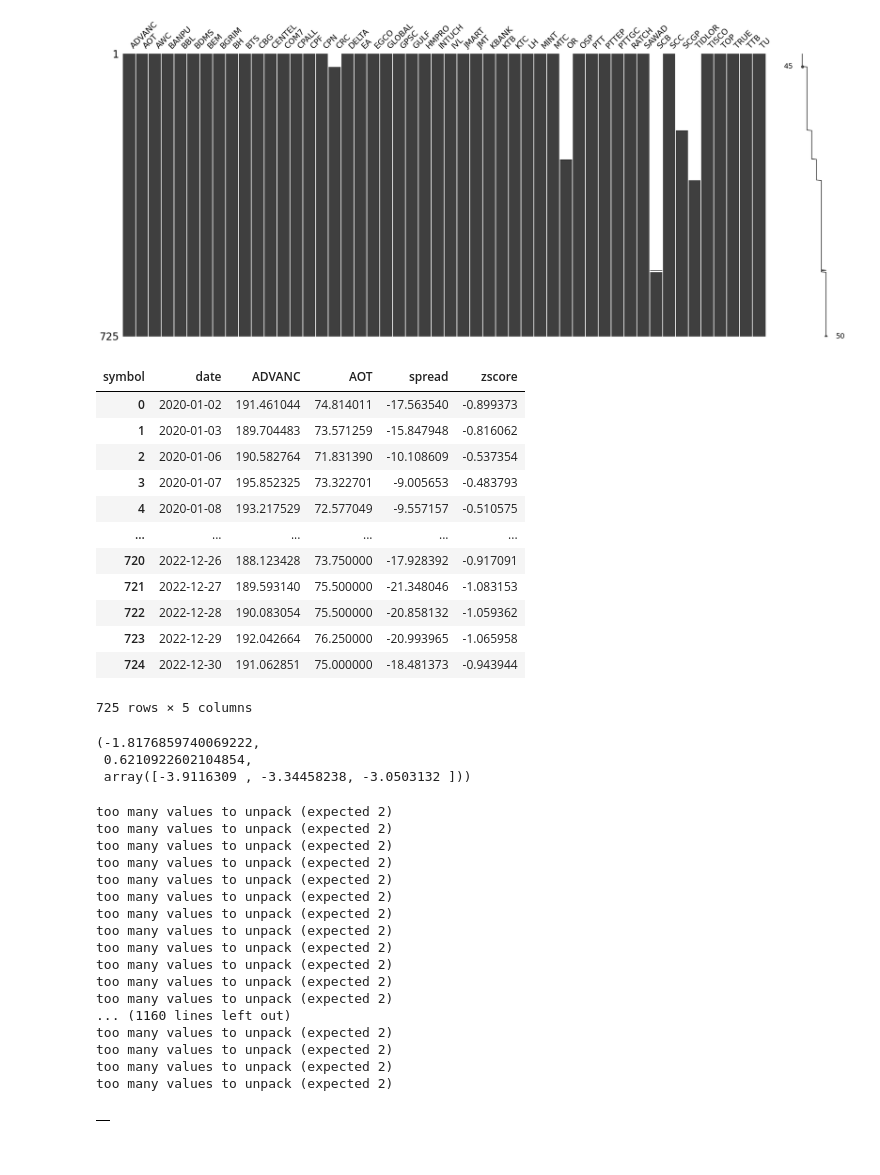
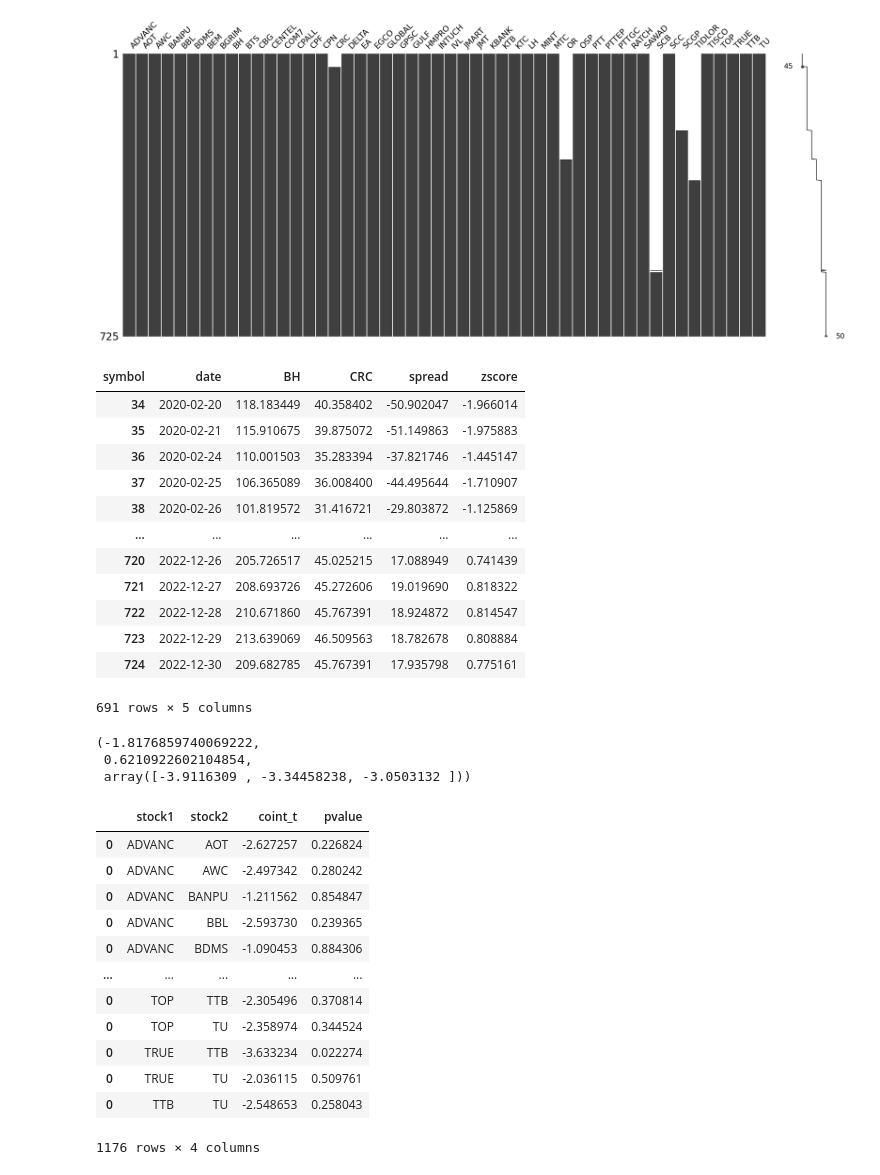
Before and after one commit to Mezoantrop/statarb, a Jupyter notebook: notebook/pair_trade.ipynb, the cells around one changed output. Drawn from its saved outputs; the diff is of its cells as text; code cells hidden in the pictures.

```diff
--- a/notebook/pair_trade.ipynb
+++ b/notebook/pair_trade.ipynb
@@ -144,22 +161,22 @@ def create_price_pair(df, stock1, stock2, TRADING_PERIOD=None):
     df_test['zscore'] = (df_test['spread'] - df_train['spread'].mean()) / df_train['spread'].std()
     return df_train, df_test, beta
 # %%
-df_test, _, _ = create_price_pair(df_price, 'ADVANC', 'AOT')
+df_test, _, _ = create_price_pair(df_price, 'BH', 'CRC')
 df_test
 # %% [output]
-| symbol | date | ADVANC | AOT | spread | zscore |
-| 0 | 2020-01-02 | 191.461044 | 74.814011 | -17.563540 | -0.899373 |
-| 1 | 2020-01-03 | 189.704483 | 73.571259 | -15.847948 | -0.816062 |
-| 2 | 2020-01-06 | 190.582764 | 71.831390 | -10.108609 | -0.537354 |
-| 3 | 2020-01-07 | 195.852325 | 73.322701 | -9.005653 | -0.483793 |
-| 4 | 2020-01-08 | 193.217529 | 72.577049 | -9.557157 | -0.510575 |
+| symbol | date | BH | CRC | spread | zscore |
+| 34 | 2020-02-20 | 118.183449 | 40.358402 | -50.902047 | -1.966014 |
+| 35 | 2020-02-21 | 115.910675 | 39.875072 | -51.149863 | -1.975883 |
+| 36 | 2020-02-24 | 110.001503 | 35.283394 | -37.821746 | -1.445147 |
+| 37 | 2020-02-25 | 106.365089 | 36.008400 | -44.495644 | -1.710907 |
+| 38 | 2020-02-26 | 101.819572 | 31.416721 | -29.803872 | -1.125869 |
 | ... | ... | ... | ... | ... | ... |
-| 720 | 2022-12-26 | 188.123428 | 73.750000 | -17.928392 | -0.917091 |
-| 721 | 2022-12-27 | 189.593140 | 75.500000 | -21.348046 | -1.083153 |
-| 722 | 2022-12-28 | 190.083054 | 75.500000 | -20.858132 | -1.059362 |
-| 723 | 2022-12-29 | 192.042664 | 76.250000 | -20.993965 | -1.065958 |
-| 724 | 2022-12-30 | 191.062851 | 75.000000 | -18.481373 | -0.943944 |
+| 720 | 2022-12-26 | 205.726517 | 45.025215 | 17.088949 | 0.741439 |
+| 721 | 2022-12-27 | 208.693726 | 45.272606 | 19.019690 | 0.818322 |
+| 722 | 2022-12-28 | 210.671860 | 45.767391 | 18.924872 | 0.814547 |
+| 723 | 2022-12-29 | 213.639069 | 46.509563 | 18.782678 | 0.808884 |
+| 724 | 2022-12-30 | 209.682785 | 45.767391 | 17.935798 | 0.775161 |
-725 rows × 5 columns
+691 rows × 5 columns
 # %%
 test = ts.coint(df_test['ADVANC'], df_test['AOT'])
 test
@@ -178,29 +195,25 @@ for i in range(df_price.shape[1]-1):
 
         #cointegration test
         try:
-            df, _ = create_price_pair(df_price, stock1, stock2)
+            df, _, _ = create_price_pair(df_price, stock1, stock2)
             result = ts.coint(df[stock2], df[stock1])
             df_result = pd.concat([df_result, pd.DataFrame({'stock1':stock1, 'stock2':stock2, 'coint_t':result[0], 'pvalue':result[1]}, index=[0])])
         except Exception as e:
             print(e)
 
-df_result
+df_result = df_result.sort_values(by='pvalue')
+df_result.head(20)
 # %% [output]
+|  | stock1 | stock2 | coint_t | pvalue |
+| 0 | ADVANC | AOT | -2.627257 | 0.226824 |
+| 0 | ADVANC | AWC | -2.497342 | 0.280242 |
+| 0 | ADVANC | BANPU | -1.211562 | 0.854847 |
+| 0 | ADVANC | BBL | -2.593730 | 0.239365 |
+| 0 | ADVANC | BDMS | -1.090453 | 0.884306 |
+| ... | ... | ... | ... | ... |
+| 0 | TOP | TTB | -2.305496 | 0.370814 |
+| 0 | TOP | TU | -2.358974 | 0.344524 |
+| 0 | TRUE | TTB | -3.633234 | 0.022274 |
+| 0 | TRUE | TU | -2.036115 | 0.509761 |
+| 0 | TTB | TU | -2.548653 | 0.258043 |
-too many values to unpack (expected 2)
-too many values to unpack (expected 2)
-too many values to unpack (expected 2)
-too many values to unpack (expected 2)
-too many values to unpack (expected 2)
-too many values to unpack (expected 2)
-too many values to unpack (expected 2)
-too many values to unpack (expected 2)
-too many values to unpack (expected 2)
-too many values to unpack (expected 2)
-too many values to unpack (expected 2)
-too many values to unpack (expected 2)
-... (1160 lines left out)
-too many values to unpack (expected 2)
-too many values to unpack (expected 2)
-too many values to unpack (expected 2)
-too many values to unpack (expected 2)
+1176 rows × 4 columns
-|  |
```
Also changed, not shown: parts of 21 cells of this notebook, 5 other files.
